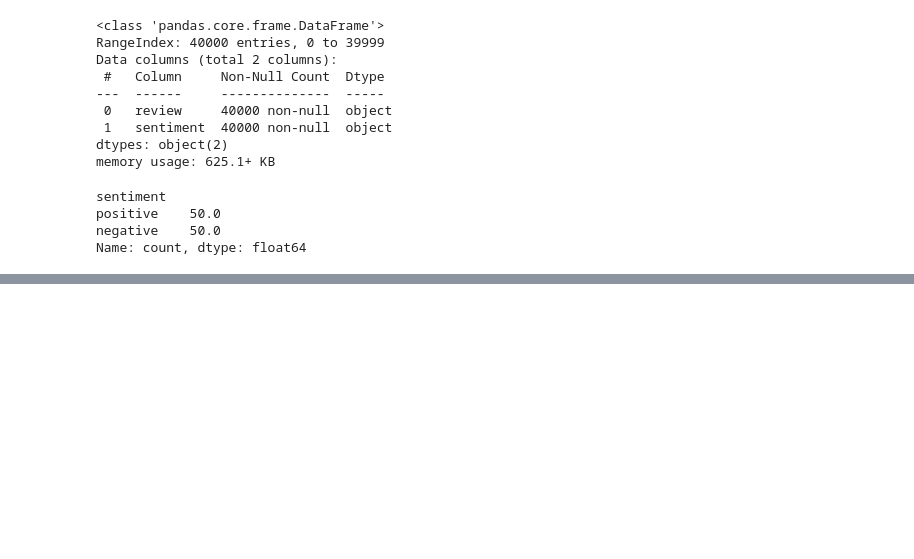
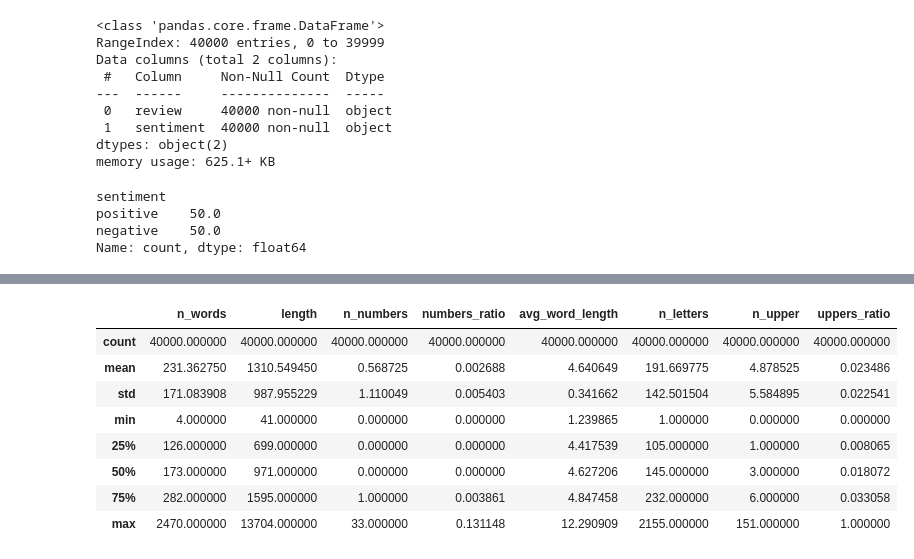
Before and after one commit to VasyaR/EPAM_AI_Course_0824, a Jupyter notebook: Homework_6/EPAM_Course_AI_0824_homework6_RV.ipynb, the cells around one changed output, grey strips where cells are left out. Saved outputs shown, nothing was run; the diff lists cells and outputs as text; code cells hidden in the pictures; blank space fills up the shorter version.

```diff
--- a/Homework_6/EPAM_Course_AI_0824_homework6_RV.ipynb
+++ b/Homework_6/EPAM_Course_AI_0824_homework6_RV.ipynb
@@ -68,0 +106,15 @@ Name: count, dtype: float64
+# %%
+"""There are little amount of numbers in the text. Considering this fact, we can clean them.
+Also, during cleaning, we can ramove capitals and punctuation marks.
+Let's do it, after visualizing the stats."""
+text_stats.describe()
+# %% [output]
+|  | n_words | length | n_numbers | numbers_ratio | avg_word_length | n_letters | n_upper | uppers_ratio |
+| count | 40000.000000 | 40000.000000 | 40000.000000 | 40000.000000 | 40000.000000 | 40000.000000 | 40000.000000 | 40000.000000 |
+| mean | 231.362750 | 1310.549450 | 0.568725 | 0.002688 | 4.640649 | 191.669775 | 4.878525 | 0.023486 |
+| std | 171.083908 | 987.955229 | 1.110049 | 0.005403 | 0.341662 | 142.501504 | 5.584895 | 0.022541 |
+| min | 4.000000 | 41.000000 | 0.000000 | 0.000000 | 1.239865 | 1.000000 | 0.000000 | 0.000000 |
+| 25% | 126.000000 | 699.000000 | 0.000000 | 0.000000 | 4.417539 | 105.000000 | 1.000000 | 0.008065 |
+| 50% | 173.000000 | 971.000000 | 0.000000 | 0.000000 | 4.627206 | 145.000000 | 3.000000 | 0.018072 |
+| 75% | 282.000000 | 1595.000000 | 1.000000 | 0.003861 | 4.847458 | 232.000000 | 6.000000 | 0.033058 |
+| max | 2470.000000 | 13704.000000 | 33.000000 | 0.131148 | 12.290909 | 2155.000000 | 151.000000 | 1.000000 |
```
Also changed, not shown: parts of 21 cells of this notebook, 1 other file.
